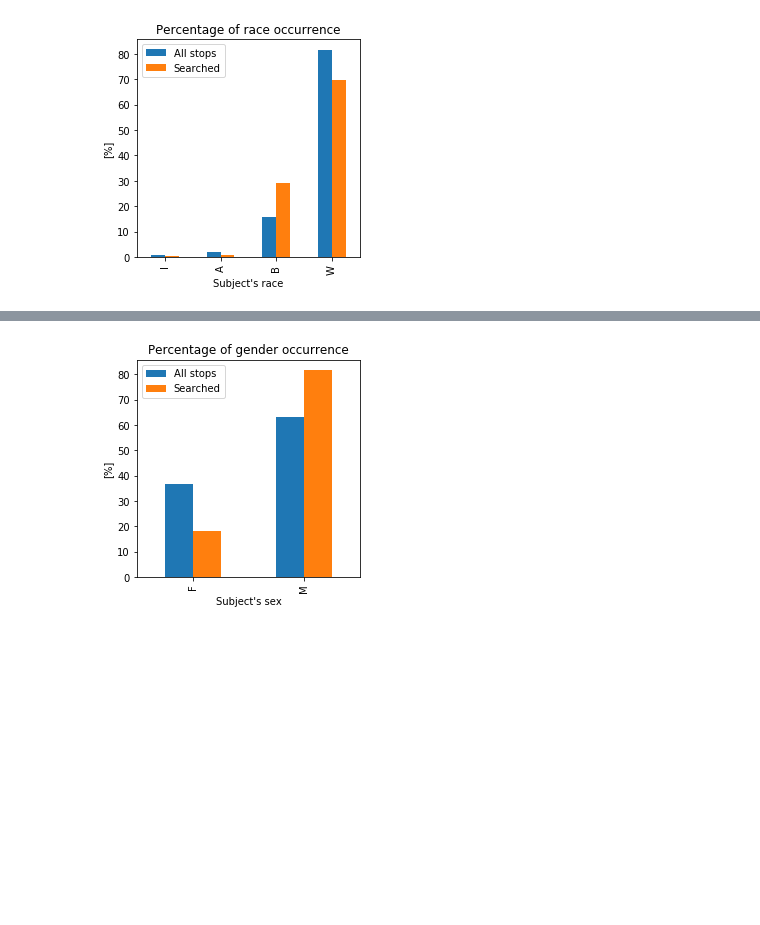
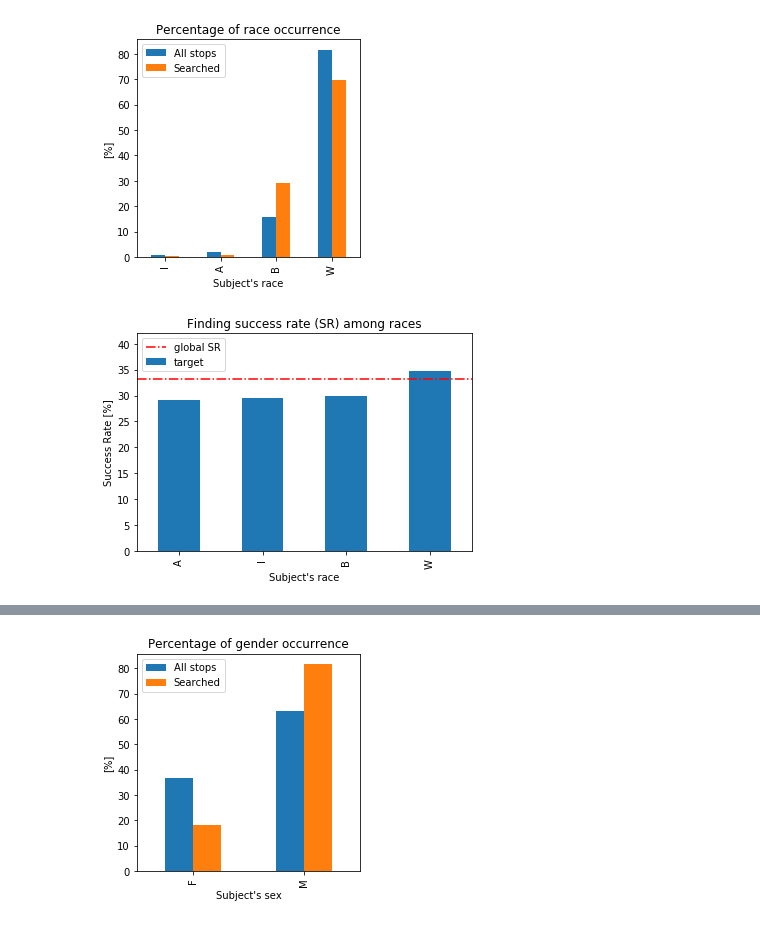
Before and after one commit to jnpicao/LDSSA-batch3-workspace, a Jupyter notebook: Capstone/discrimination_analysis.ipynb, the cells around one changed output, grey strips where cells are left out. Cells and saved outputs as stored; diff of their text form; code cells hidden in the pictures; blank space fills up the shorter version.

```diff
--- a/Capstone/discrimination_analysis.ipynb
+++ b/Capstone/discrimination_analysis.ipynb
@@ -146,0 +147,3 @@ memory usage: 217.0+ MB
+# %%
+dfs = df[df.search==True].reset_index()
+dfs.sample(5)
@@ -148,3 +158,6 @@ memory usage: 217.0+ MB
 nobs = df.shape[0]
 # %%
 nsearch = df[df.search==True].shape[0]
+# %%
+target_global_mean = dfs.target.mean()
+target_global_mean
@@ -261,3 +278,19 @@ plt.legend(['All stops', 'Searched'])
 plt.savefig(os.path.join('plots', 'discrimination_race_percentage_all_searched.png'));
 # %% [output]
 [figure]
+# %%
+dfs.groupby('race').target.mean().apply(lambda x: x*100).sort_values().to_frame().plot.bar(label='target mean')
+
+plt.axhline(y=target_global_mean*100, color='r', linestyle='-.', label='global SR')
+
+plt.title('Finding success rate (SR) among races')
+plt.xlabel("Subject's race")
+plt.ylabel("Success Rate [%]")
+
+plt.ylim(0,42)
+
+plt.legend(loc='upper left')
+
+plt.savefig(os.path.join('plots', 'discrimination_race_SR.png'));
+# %% [output]
+[figure, added]
```
Also changed, not shown: parts of 10 cells of this notebook.
